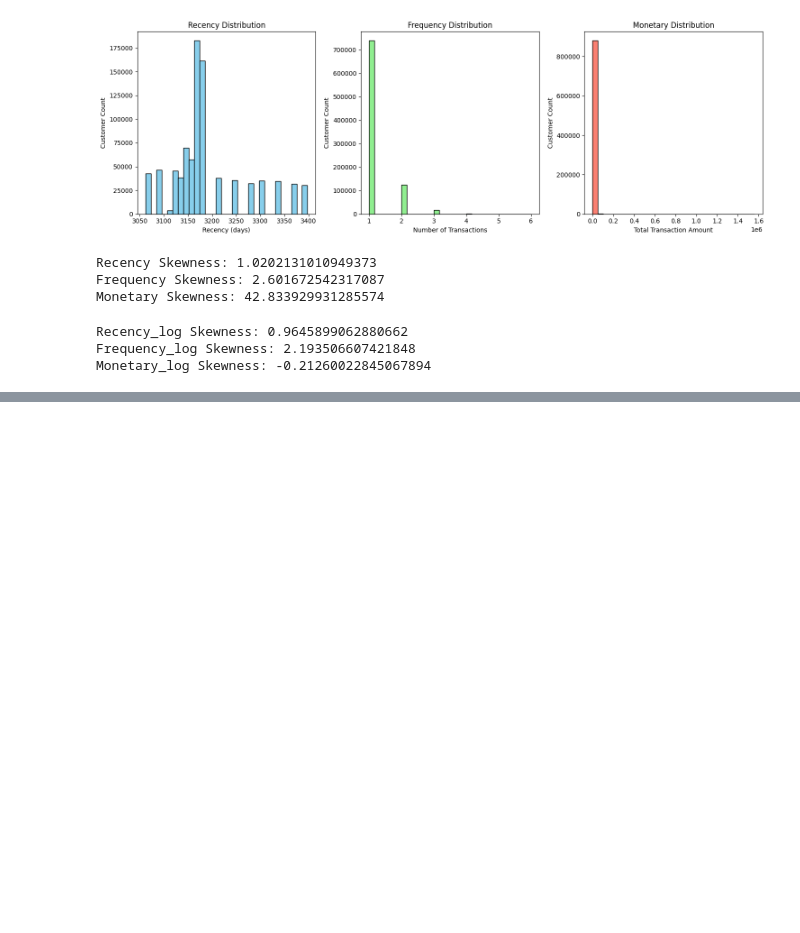
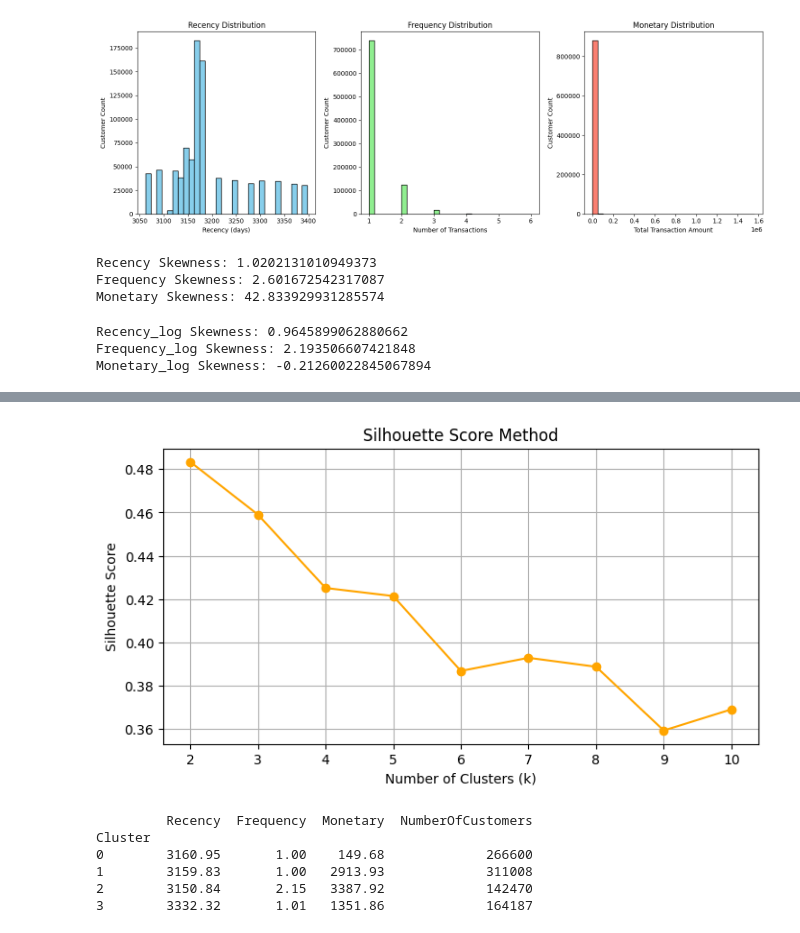
Before and after one commit to Burakgunal4/Data-Warehousing-and-Business-Intelligence-CW2, a Jupyter notebook: Data_Warwhousing_and_Business_Intelligence_CW2.ipynb, the cells around one changed output, grey strips where cells are left out. Drawn from its saved outputs; the diff is of its cells as text; code cells hidden in the pictures; blank space fills up the shorter version.

```diff
--- a/Data_Warwhousing_and_Business_Intelligence_CW2.ipynb
+++ b/Data_Warwhousing_and_Business_Intelligence_CW2.ipynb
@@ -296,0 +334,10 @@ Monetary_log Skewness: -0.21260022845067894
+# %%
+plt.figure(figsize=(8, 4))
+plt.plot(K, silhouette_scores, marker='o', color='orange')
+plt.xlabel('Number of Clusters (k)')
+plt.ylabel('Silhouette Score')
+plt.title('Silhouette Score Method')
+plt.grid(True)
+plt.show()
+# %% [output]
+[figure, added]
@@ -296,0 +348,16 @@ Monetary_log Skewness: -0.21260022845067894
+# %%
+cluster_profile = rfm.groupby('Cluster').agg({
+    'Recency': 'mean',
+    'Frequency': 'mean',
+    'Monetary': 'mean'
+}).round(2)
+
+cluster_profile['NumberOfCustomers'] = rfm.groupby('Cluster').size()
+print(cluster_profile)
+# %% [output]
+         Recency  Frequency  Monetary  NumberOfCustomers
+Cluster
+0        3160.95       1.00    149.68             266600
+1        3159.83       1.00   2913.93             311008
+2        3150.84       2.15   3387.92             142470
+3        3332.32       1.01   1351.86             164187
```
Also changed, not shown: parts of 6 cells of this notebook.
